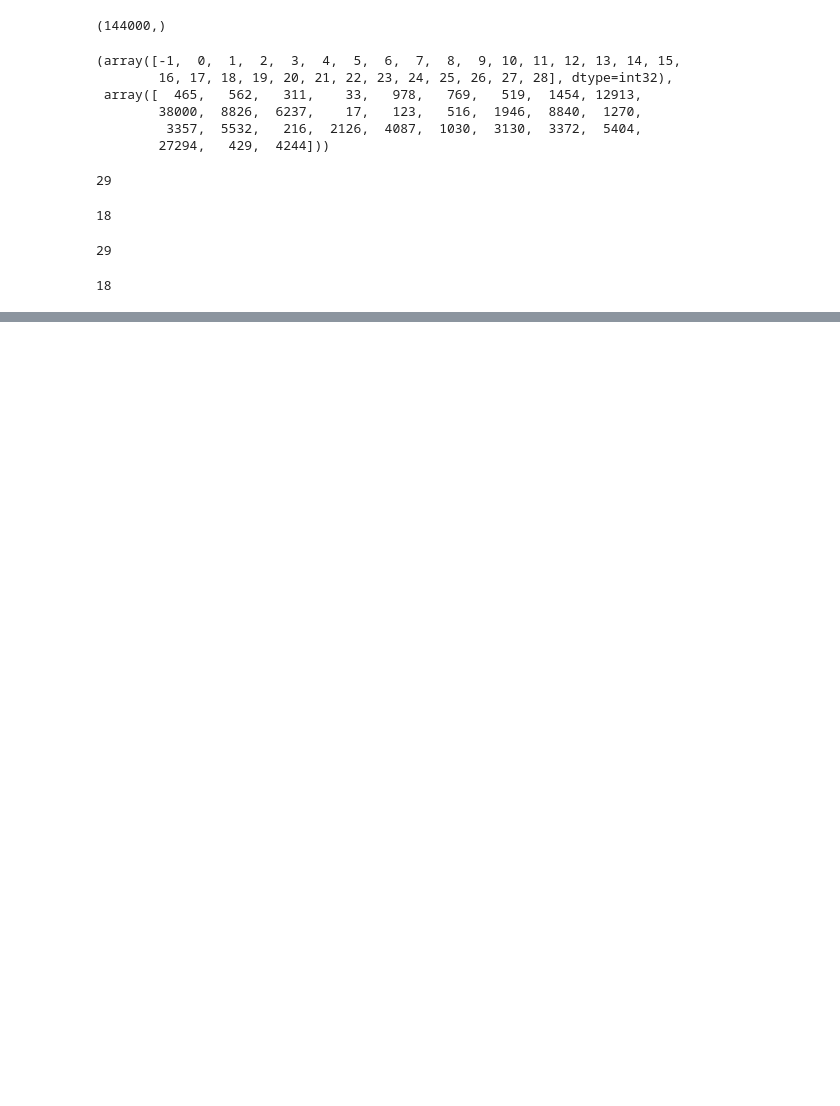
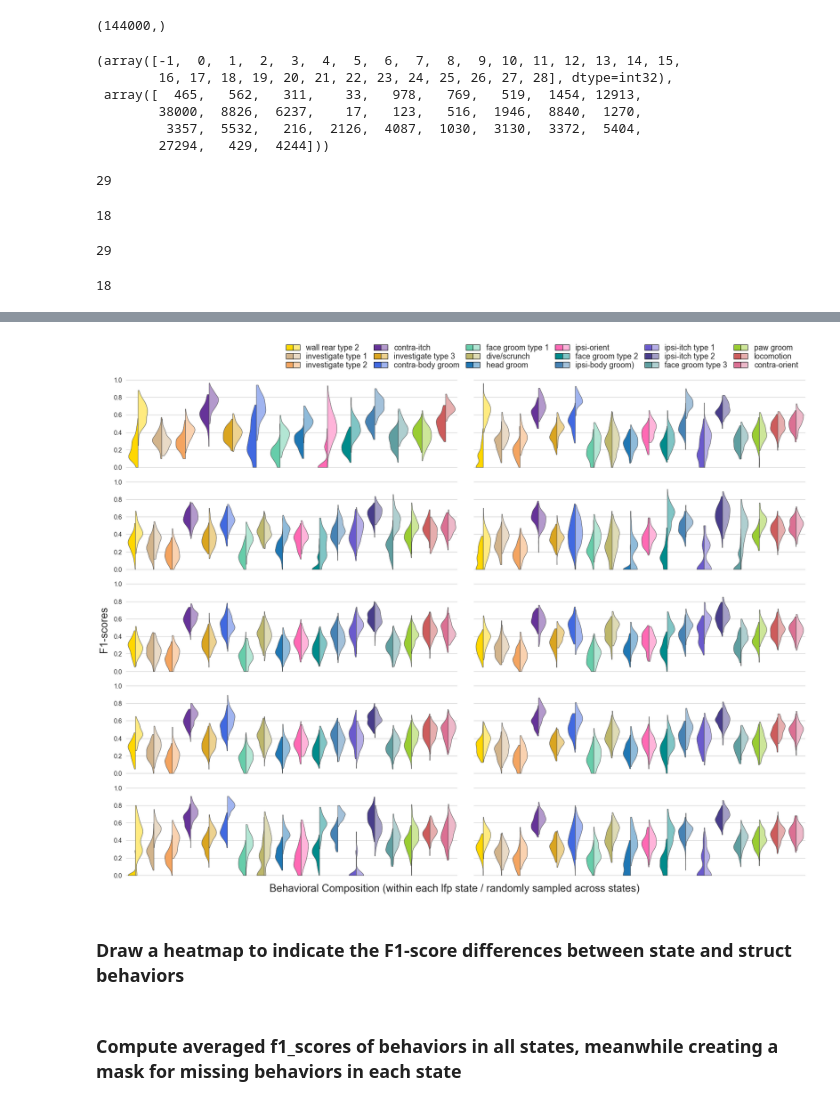
Before and after one commit to zhaizhongyuan/hmm_neural_decoding, a Jupyter notebook: notebooks/lfp_state_decoding/lfp_bp_welch_umap_hdbscan_rf/lfp_bp_welch_umap_hdbscan_rf_pipeline.ipynb, the cells around one changed output, grey strips where cells are left out. Drawn from its saved outputs; the diff is of its cells as text; code cells hidden in the pictures; blank space fills up the shorter version.

```diff
--- a/notebooks/lfp_state_decoding/lfp_bp_welch_umap_hdbscan_rf/lfp_bp_welch_umap_hdbscan_rf_pipeline.ipynb
+++ b/notebooks/lfp_state_decoding/lfp_bp_welch_umap_hdbscan_rf/lfp_bp_welch_umap_hdbscan_rf_pipeline.ipynb
@@ -419,0 +440,66 @@ Text(0.08, 0.5, 'F1-scores')
+# %%
+n_states = len(np.unique(predict_naive))
+cols = 2
+rows = n_states // cols
+fig, ax = plt.subplots(rows, cols, figsize=(28, 20), sharey=True, facecolor='white')
+for i in range(n_states):
+    struct_df = struct_dfs[i]
+    state_df = state_dfs[i]
+    both_dict = {'segment': pd.Series(np.hstack([np.repeat(['struct'], len(struct_df)), np.repeat(['state'], len(state_df))]), dtype="category"),
+             'behavior': np.hstack([struct_df['behav'], state_df['behav']]),
+             'f1_score': np.hstack([struct_df['f1_score'], state_df['f1_score']])}
+    both_df = pd.DataFrame(data=both_dict)
+    row = i % rows
+    col = i // rows
+    sns.violinplot(data=both_df,
+                   x='behavior',
+                   y='f1_score',
+                   hue='segment',
+                   hue_order = ['struct', 'state'],
+                   split=True, ax=ax[row][col],
+                   cut=0,
+                   inner=None,
+                   linewidth=0.9,
+                   scale='count')
+    handles = []
+    for idx, violin in enumerate(ax[row][col].findobj(PolyCollection)):
+        rgb = to_rgb(cmap_all[uiq_y_arr[i]][idx // 2]) # deeper color as contrast group
+        if idx % 2 != 0:
+            rgb = 0.5 + 0.5 * np.array(rgb) # make whiter
+        violin.set_facecolor(rgb)
+        handles.append(plt.Rectangle((0, 0), 0, 0, facecolor=rgb, edgecolor='black'))
+    if i == rows:
+        n_behav = len(uiq_y_arr[rows])
+        ax[row][col].legend(handles=[(handles[i], handles[i+1]) for i in range(0, n_behav*2, 2)],
+                            handler_map={tuple: HandlerTuple(ndivide=None, pad=0)},
+                            labels=list(behav_names_mod[uiq_y_arr[rows]]),
+                            ncol=6,
+                            columnspacing=0.8,
+                            labelspacing=0.1,
+                            fontsize=18,
+                            handlelength=1.8,
+                            bbox_to_anchor=(1, 1.45),
+                            frameon=False)
+    else:
+        ax[row][col].get_legend().remove()
+    ax[row][col].set_xticks([])
+    ax[row][col].tick_params(axis='y', labelsize=14)
+    ax[row][col].set(xlabel=None)
+    ax[row][col].set(ylabel=None)
+sns.despine(left=True, bottom=True)
+fig.text(0.5, 0.085, 'Behavioral Composition (within each lfp state / randomly sampled across states)', ha='center', va='center', fontsize=24)
+fig.text(0.1, 0.5, 'F1-scores', ha='center', va='center', rotation='vertical', fontsize=24)
+# Adjust spacing between subsplots
+left  = 0.125  # the left side of the subplots of the figure
+right = 0.9    # the right side of the subplots of the figure
+bottom = 0.1   # the bottom of the subplots of the figure
+top = 0.9      # the top of the subplots of the figure
+wspace = 0.05   # the amount of width reserved for blank space between subplots
+hspace = 0.1   # the amount of height reserved for white space between subplots
+plt.subplots_adjust(left=left, bottom=bottom, right=right, top=top, wspace=wspace, hspace=hspace)
+# %% [output]
+[figure, added]
+# %% [markdown]
+### Draw a heatmap to indicate the F1-score differences between state and struct behaviors
+# %% [markdown]
+### Compute averaged f1_scores of behaviors in all states, meanwhile creating a mask for missing behaviors in each state
```
Also changed, not shown: parts of 14 cells of this notebook, 5 other files.
